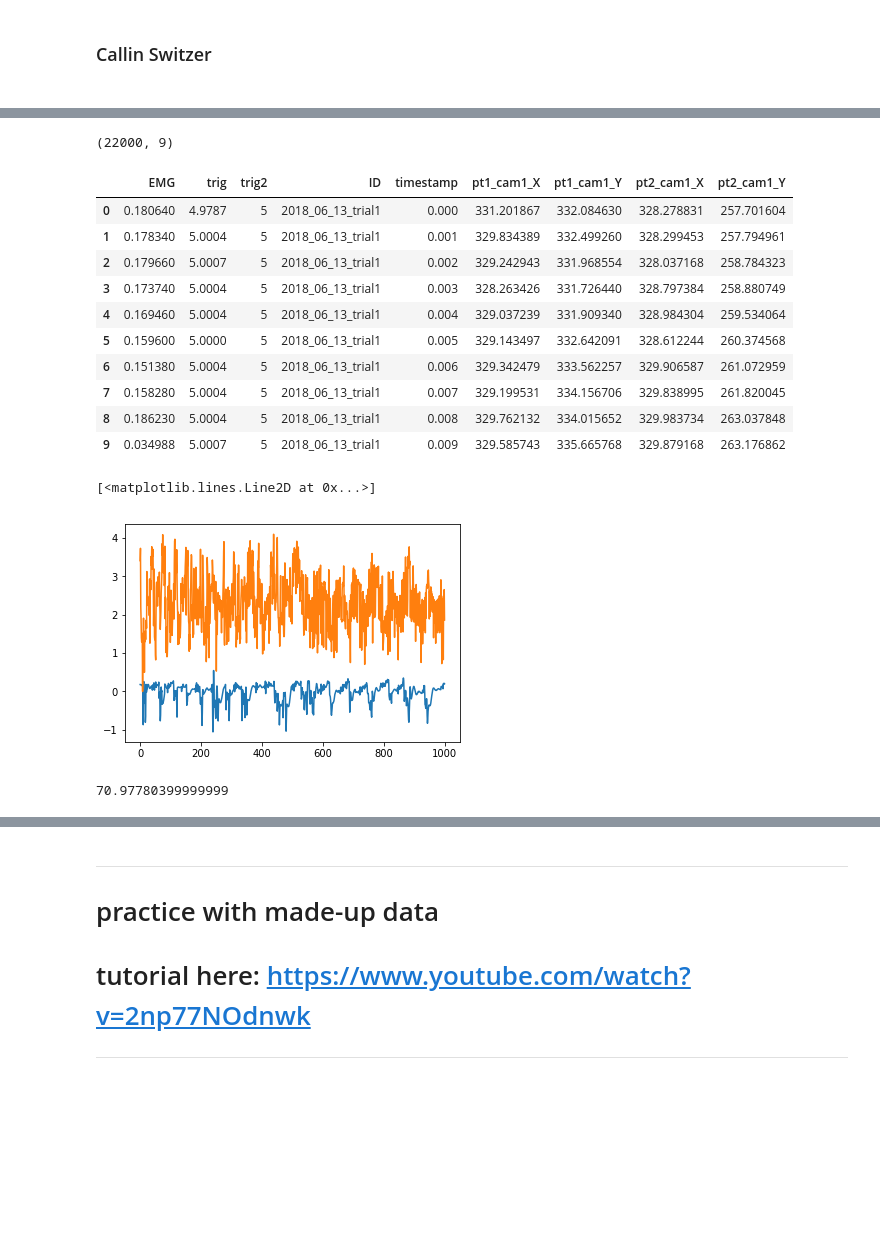
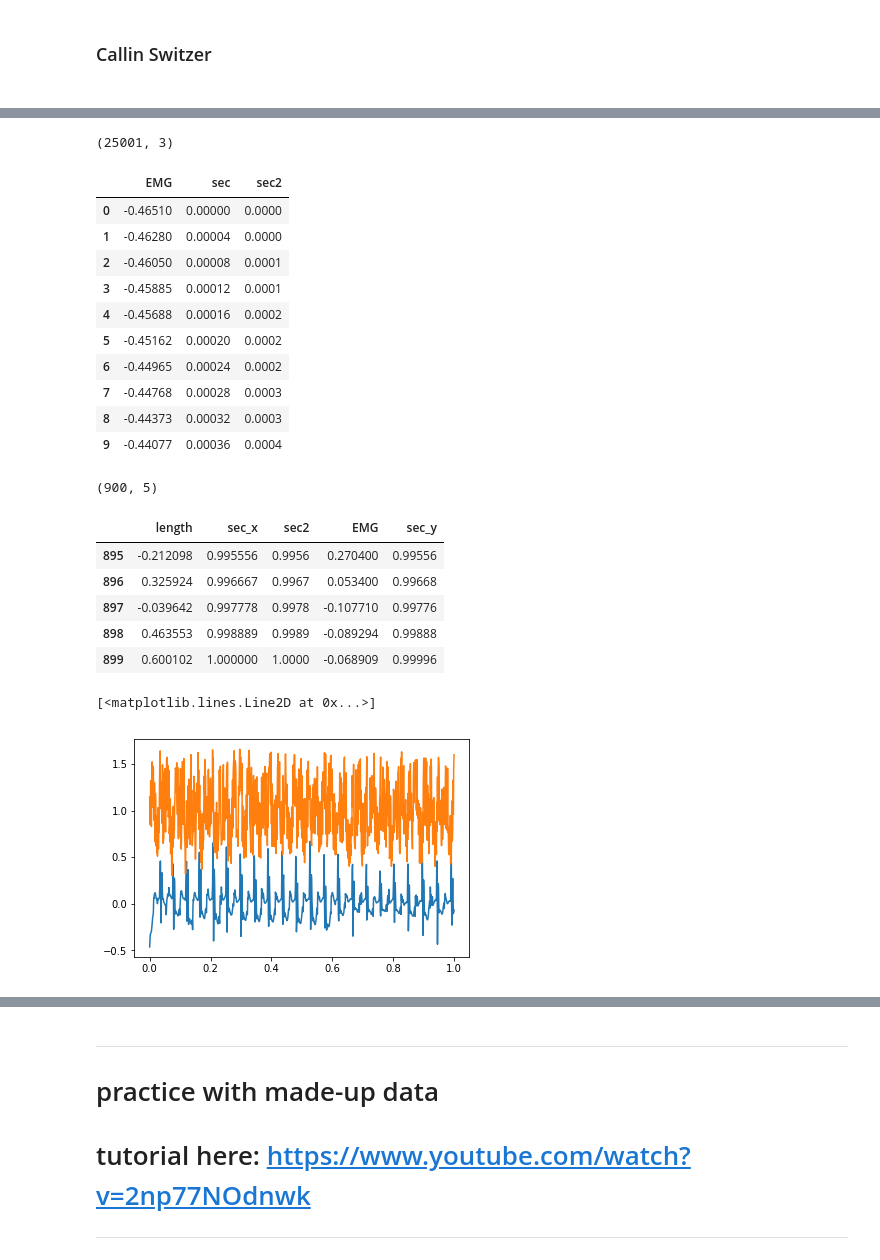
Before and after one commit to callinSwitzer/MuscleTimeseriesPrediction, a Jupyter notebook: PredictMuscleLength.ipynb, the cells around one changed output, grey strips where cells are left out. Saved outputs shown, nothing was run; the diff lists cells and outputs as text; code cells hidden in the pictures; blank space fills up the shorter version.

Commit message:
tried diff lengths'

```diff
--- a/PredictMuscleLength.ipynb
+++ b/PredictMuscleLength.ipynb
@@ -211,0 +55,6 @@ comF = pd.merge(frame2,frame,  on = ["ID", "timestamp"], how = "inner")
+# %%
+musLen = pd.read_csv(os.path.join(dataDir, "2018_06_22_trial4", "length.csv"))
+musLen.drop(axis = 1, columns=musLen.columns[0], inplace=True)
+print(musLen.shape)
+musLen["sec2"] = np.round(musLen.sec, decimals=4)
+musLen.head(20)
@@ -212,31 +80,44 @@ comF = pd.merge(frame2,frame,  on = ["ID", "timestamp"], how = "inner")
+# %%
+emg  = pd.read_csv(os.path.join(dataDir, "2018_06_22_trial4", "pretrigemg.csv"))
+emg.drop(axis = 1, columns=emg.columns[0], inplace=True)
+emg["sec2"] = np.round(emg.sec, decimals=4)
+print(emg.shape)
+emg.head(10)
+# %% [output]
+(25001, 3)
+|  | EMG | sec | sec2 |
+| 0 | -0.46510 | 0.00000 | 0.0000 |
+| 1 | -0.46280 | 0.00004 | 0.0000 |
+| 2 | -0.46050 | 0.00008 | 0.0001 |
+| 3 | -0.45885 | 0.00012 | 0.0001 |
+| 4 | -0.45688 | 0.00016 | 0.0002 |
+| 5 | -0.45162 | 0.00020 | 0.0002 |
+| 6 | -0.44965 | 0.00024 | 0.0002 |
+| 7 | -0.44768 | 0.00028 | 0.0003 |
+| 8 | -0.44373 | 0.00032 | 0.0003 |
+| 9 | -0.44077 | 0.00036 | 0.0004 |
+# %%
+comF = pd.merge(musLen,emg,  on = ["sec2"], how = "inner")
+comF.drop_duplicates(subset = "length", inplace = True)
+comF.reset_index(drop = True, inplace = True)
 # %%
 print(comF.shape)
-comF.head(10)
+comF.tail()
 # %% [output]
-(22000, 9)
+(900, 5)
-|  | EMG | trig | trig2 | ID | timestamp | pt1_cam1_X | pt1_cam1_Y | pt2_cam1_X | pt2_cam1_Y |
-| 0 | 0.180640 | 4.9787 | 5 | 2018_06_13_trial1 | 0.000 | 331.201867 | 332.084630 | 328.278831 | 257.701604 |
-| 1 | 0.178340 | 5.0004 | 5 | 2018_06_13_trial1 | 0.001 | 329.834389 | 332.499260 | 328.299453 | 257.794961 |
-| 2 | 0.179660 | 5.0007 | 5 | 2018_06_13_trial1 | 0.002 | 329.242943 | 331.968554 | 328.037168 | 258.784323 |
-| 3 | 0.173740 | 5.0004 | 5 | 2018_06_13_trial1 | 0.003 | 328.263426 | 331.726440 | 328.797384 | 258.880749 |
-| 4 | 0.169460 | 5.0004 | 5 | 2018_06_13_trial1 | 0.004 | 329.037239 | 331.909340 | 328.984304 | 259.534064 |
-| 5 | 0.159600 | 5.0000 | 5 | 2018_06_13_trial1 | 0.005 | 329.143497 | 332.642091 | 328.612244 | 260.374568 |
-| 6 | 0.151380 | 5.0004 | 5 | 2018_06_13_trial1 | 0.006 | 329.342479 | 333.562257 | 329.906587 | 261.072959 |
-| 7 | 0.158280 | 5.0004 | 5 | 2018_06_13_trial1 | 0.007 | 329.199531 | 334.156706 | 329.838995 | 261.820045 |
-| 8 | 0.186230 | 5.0004 | 5 | 2018_06_13_trial1 | 0.008 | 329.762132 | 334.015652 | 329.983734 | 263.037848 |
-| 9 | 0.034988 | 5.0007 | 5 | 2018_06_13_trial1 | 0.009 | 329.585743 | 335.665768 | 329.879168 | 263.176862 |
+|  | length | sec_x | sec2 | EMG | sec_y |
+| 895 | -0.212098 | 0.995556 | 0.9956 | 0.270400 | 0.99556 |
+| 896 | 0.325924 | 0.996667 | 0.9967 | 0.053400 | 0.99668 |
+| 897 | -0.039642 | 0.997778 | 0.9978 | -0.107710 | 0.99776 |
+| 898 | 0.463553 | 0.998889 | 0.9989 | -0.089294 | 0.99888 |
+| 899 | 0.600102 | 1.000000 | 1.0000 | -0.068909 | 0.99996 |
 # %%
 sm = comF.iloc[0:1000, ].copy()
-sm.loc[:,"Ydiff"] = pd.Series((sm.pt1_cam1_Y - sm.pt2_cam1_Y),  index = sm.index)
 # %%
 #plt.plot(sm.timestamp, sm.EMG)
-plt.plot(sm.EMG)
+plt.plot(sm.sec2, sm.EMG)
 #plt.show()
-plt.plot(sm.Ydiff[np.isfinite(sm.Ydiff)] - np.min(sm.Ydiff))
+plt.plot(sm.sec2, sm.length + 1)
 # %% [output]
 [<matplotlib.lines.Line2D at 0x...>]
-[figure, old version]
+[figure, new version]
-# %%
-np.min(sm.Ydiff)
-# %% [output]
-70.97780399999999
```
Also changed, not shown: parts of 45 cells of this notebook, 2 other files.
